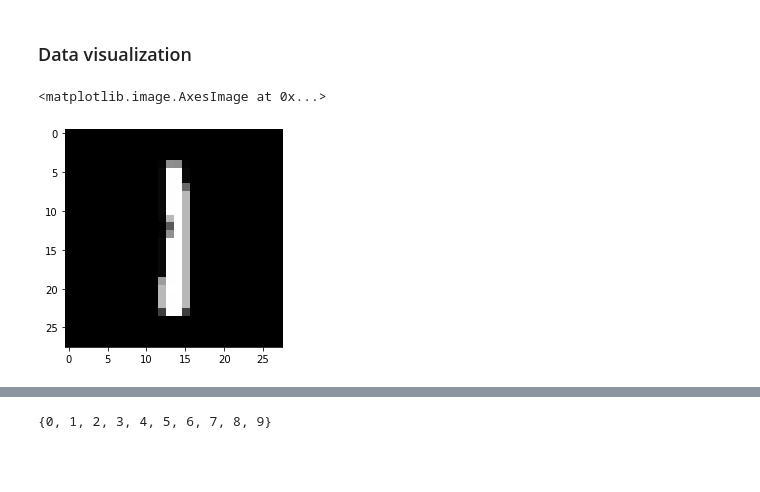
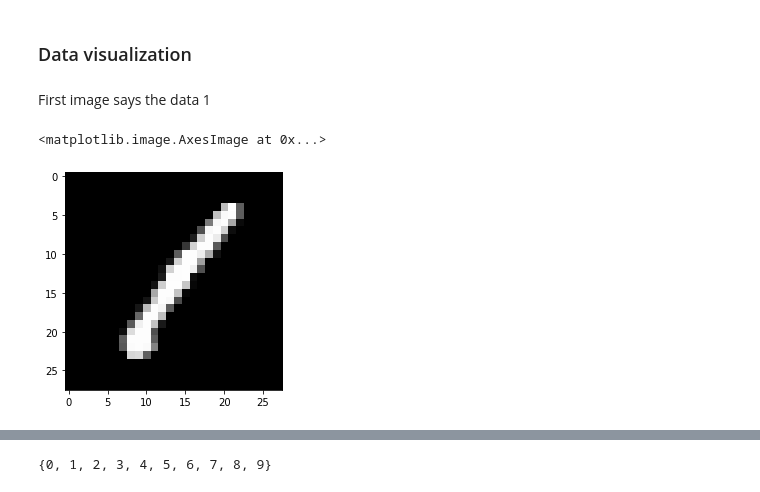
Before and after one commit to clraghuram/tensor-flow-learning, a Jupyter notebook: MNIST_keras.ipynb, the cells around one changed output, grey strips where cells are left out. Drawn from its saved outputs; the diff is of its cells as text; code cells hidden in the pictures; blank space fills up the shorter version.

```diff
--- a/MNIST_keras.ipynb
+++ b/MNIST_keras.ipynb
@@ -45,9 +45,11 @@ data_x.head(2)
 2 rows × 784 columns
 # %% [markdown]
 ### Data visualization
+# %% [markdown]
+First image says the data 1
 # %%
-img = data_x.iloc[2].values.reshape((28,28))
+img = data_x.iloc[0].values.reshape((28,28))
 plt.imshow(img,cmap='gray')
 # %% [output]
 <matplotlib.image.AxesImage at 0x...>
-[figure, old version]
+[figure, new version]
```
Also changed, not shown: parts of 2 cells of this notebook.
